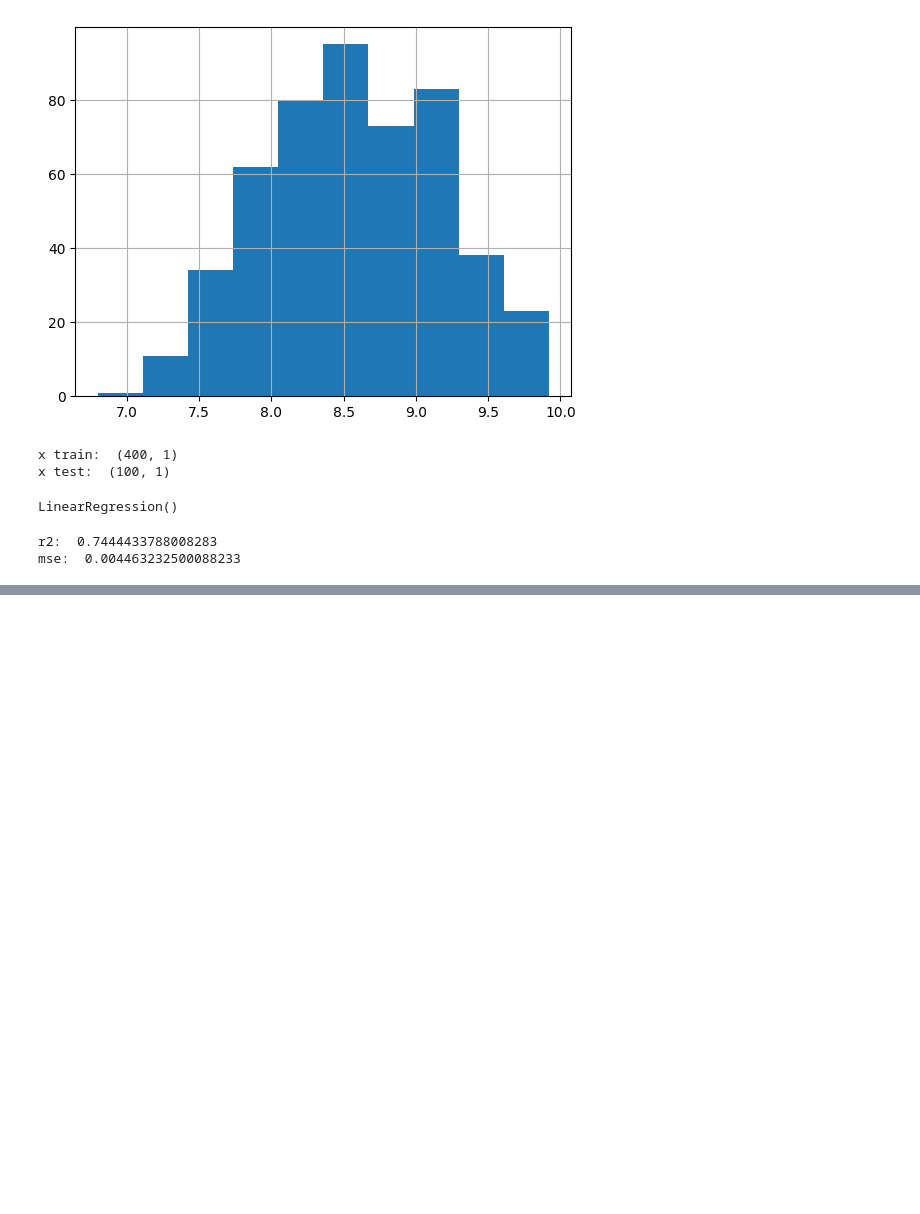
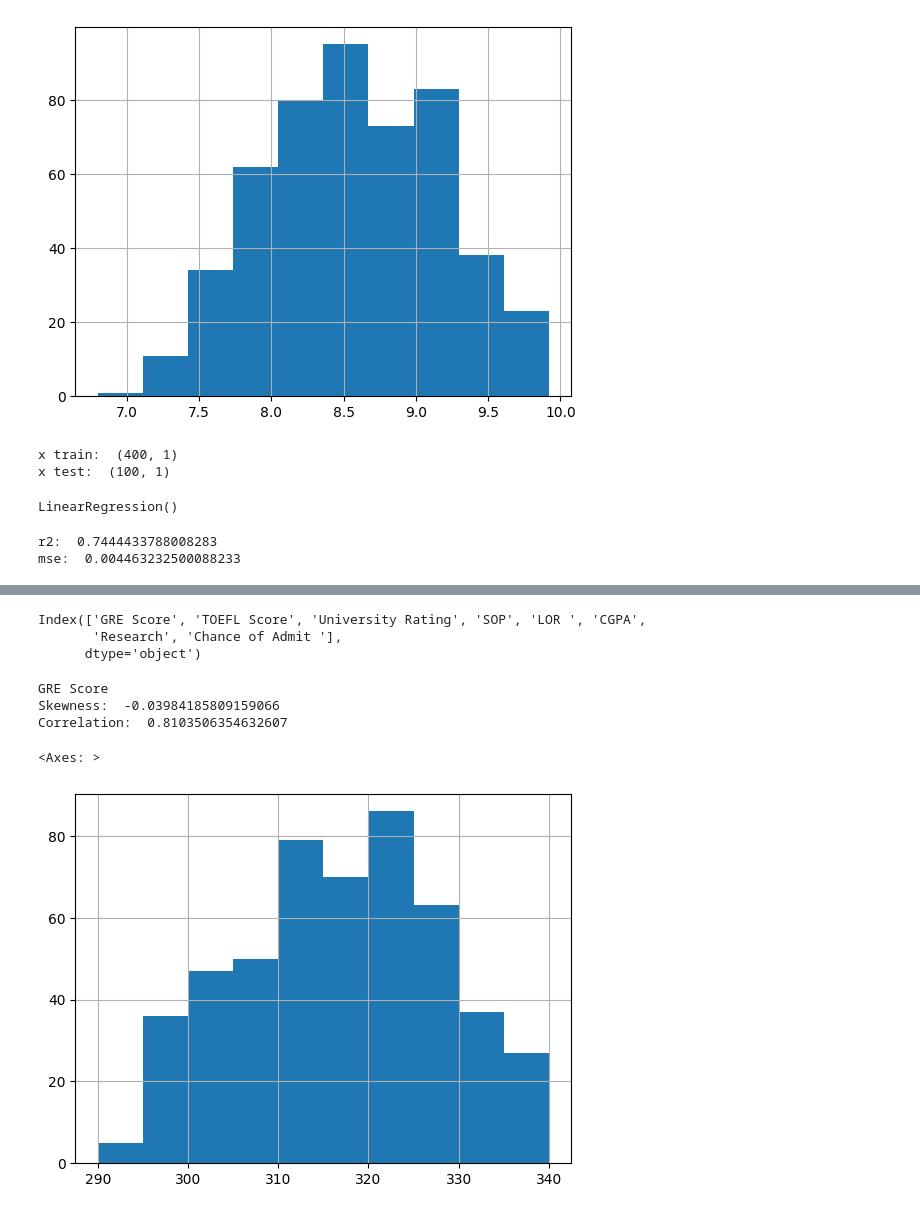
Before and after one commit to zuhurouf/ML-Foundation, a Jupyter notebook: Supervised-Machine-Learning/Linear-Regression/py/Univariate-linear-regression.ipynb, the cells around one changed output, grey strips where cells are left out. Cells and saved outputs as stored; diff of their text form; code cells hidden in the pictures; blank space fills up the shorter version.

```diff
--- a/Supervised-Machine-Learning/Linear-Regression/py/Univariate-linear-regression.ipynb
+++ b/Supervised-Machine-Learning/Linear-Regression/py/Univariate-linear-regression.ipynb
@@ -86,0 +122,18 @@ mse:  0.004463232500088233
+# %%
+df = df.drop("Serial No.", axis = "columns")
+df.columns
+# %% [output]
+Index(['GRE Score', 'TOEFL Score', 'University Rating', 'SOP', 'LOR ', 'CGPA',
+       'Research', 'Chance of Admit '],
+      dtype='object')
+# %%
+print("GRE Score")
+print("Skewness: ", df["GRE Score"].skew())
+print("Correlation: ",df["GRE Score"].corr(df["Chance of Admit "]))
+df["GRE Score"].hist()
+# %% [output]
+GRE Score
+Skewness:  -0.03984185809159066
+Correlation:  0.8103506354632607
+<Axes: >
+[figure, added]
```
Also changed, not shown: parts of 16 cells of this notebook.
